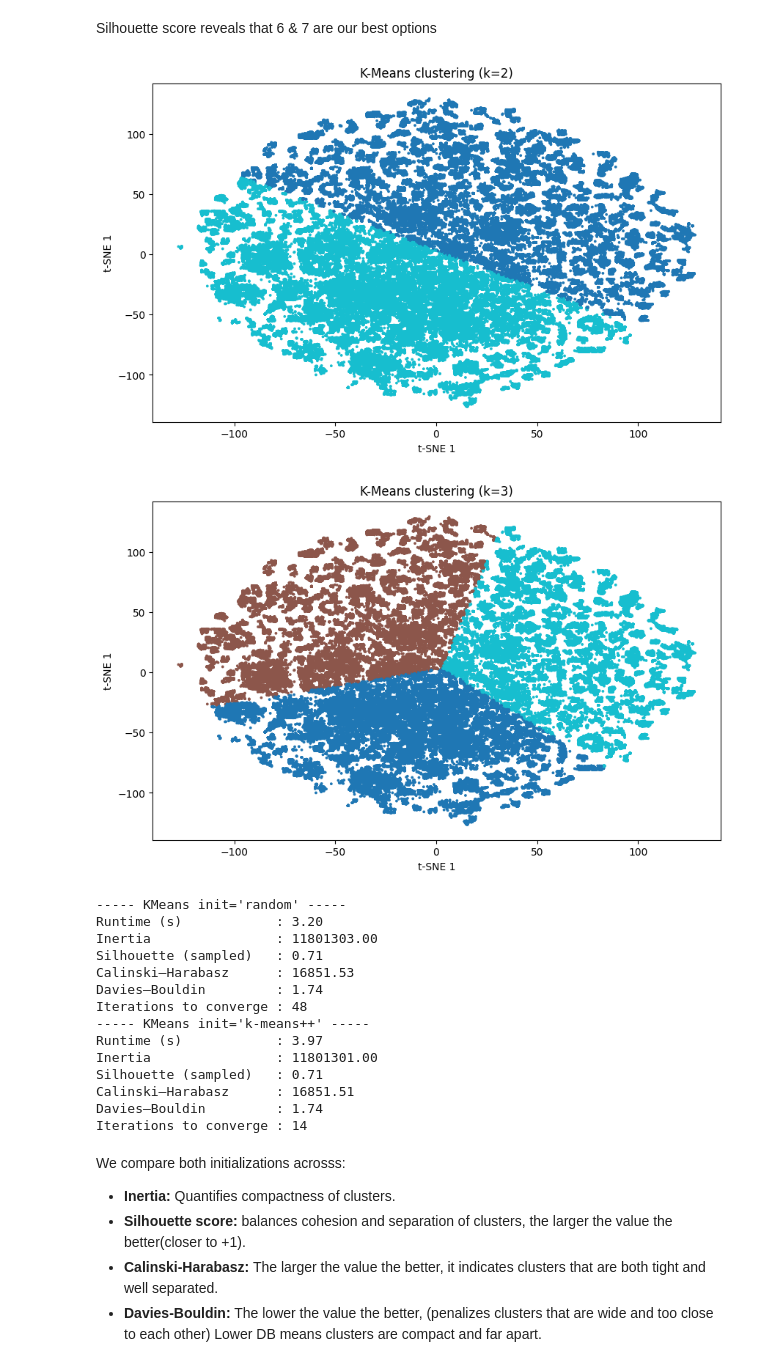
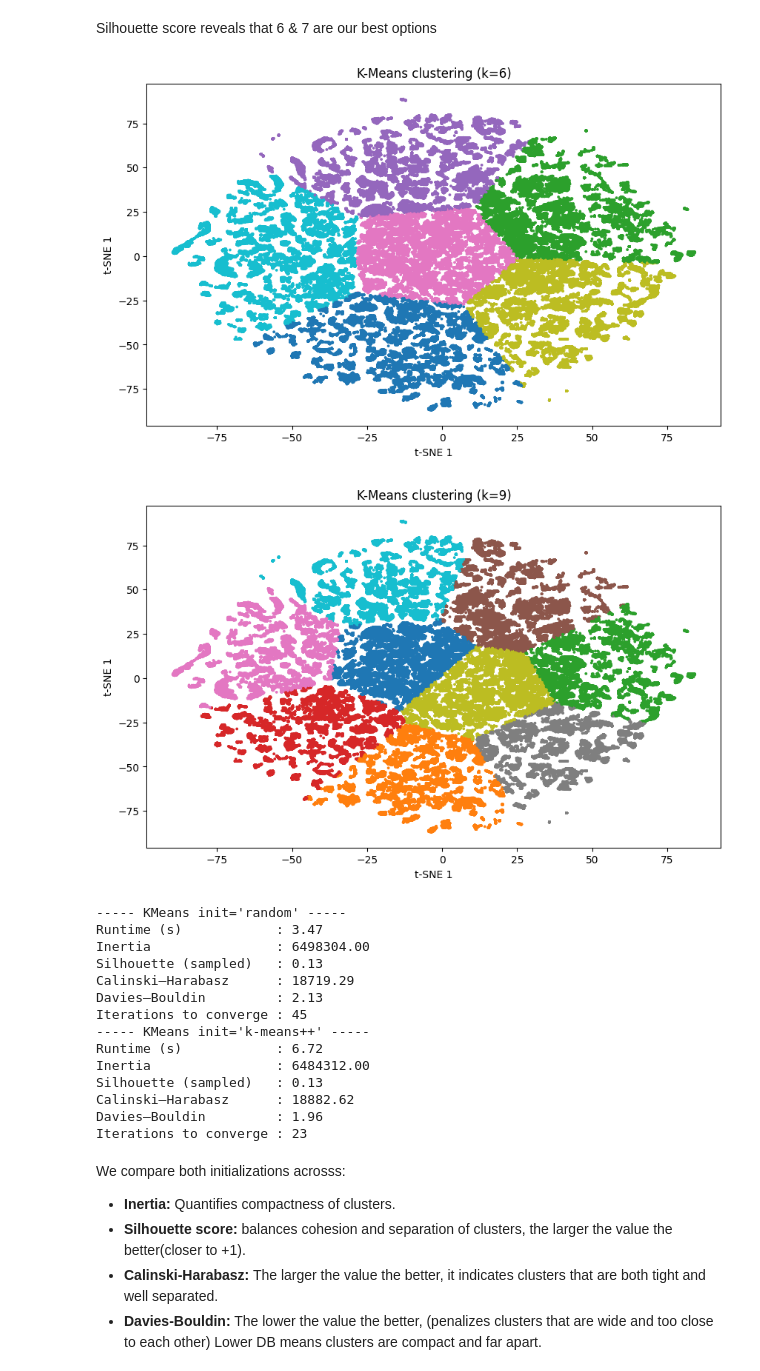
Before and after one commit to Bira0/GroupB, a Jupyter notebook: FinalProject.ipynb, the cells around one changed output. Drawn from its saved outputs; the diff is of its cells as text; code cells hidden in the pictures.

```diff
--- a/FinalProject.ipynb
+++ b/FinalProject.ipynb
@@ -202,12 +203,0 @@ X.plot(kind='box')
-# %%
-from sklearn.preprocessing import StandardScaler, RobustScaler
-#fit StandardScaler on hour, RobustScaler on logamount
-
-ss = StandardScaler()
-# rs = RobustScaler()
-
-# X['Hour'] = ss.fit_transform(X[['Hour']])
-# X['LogAmount'] = rs.fit_transform(X[['LogAmount']])
-
-
-X[:] = RobustScaler().fit_transform(X)
@@ -228,9 +214,9 @@ sum_variance = np.cumsum(pca.explained_variance_ratio_)
 
 count = 0
 for i in sum_variance:
-  if i < 0.90:
-    count += 1
-  else:
+  count += 1
+
+  if i >= 0.95:
     break
 
 print(count) #n_comp to use
@@ -325,9 +301,9 @@ from cuml.manifold import TSNE as cuTSNE
 
 tsne_gpu = cuTSNE(
     n_components=2,
-    perplexity=30,            # ↑ give each point ~75 neighbors
+    perplexity=100,            # ↑ give each point ~75 neighbors
     early_exaggeration=12,    # default tightness without spurious clumps
-    learning_rate=200,       # moderate step size
+    learning_rate=5000,       # moderate step size
     n_iter=1000,              # more iterations for convergence
     init="pca",               # stable global start
     random_state=42,
@@ -466,5 +422,5 @@ According to the figure, best k is 2
 # %%
-for k in [2, 3]:
+for k in [8, 9]:
     kmeans = KMeans(n_clusters=k, n_init=10, random_state=42)
     labels = kmeans.fit_predict(X_tsne)
     plt.figure(figsize=(10,6))
@@ -543,24 +499,24 @@ plt.show()
 # %% [markdown]
 Silhouette score reveals that 6 & 7 are our best options
 # %%
-for k in [2, 3]:
+for k in [6, 9]:
     kmeans = KMeans(n_clusters=k, n_init=10, random_state=42)
     labels = kmeans.fit_predict(X_tsne)
     plt.figure(figsize=(10,6))
     plt.scatter(X_tsne[:,0], X_tsne[:,1], c=labels, cmap='tab10', s=3)
     plt.title(f'K-Means clustering (k={k})')
     plt.xlabel('t-SNE 1'); plt.ylabel('t-SNE 1')
     plt.show()
 # %% [output]
-[figure, old version]
+[figure, new version]
-[figure, old version]
+[figure, new version]
 # %%
 import time
 from sklearn.cluster import KMeans
 from sklearn.metrics import silhouette_score, calinski_harabasz_score, davies_bouldin_score
 
 
-k = 2
+k = 6
 sample_size = 10000
 
 
@@ -602,19 +558,19 @@ for res in (results_random, results_plus):
     print(f"Iterations to converge : {res['n_iter']}")
 # %% [output]
 ----- KMeans init='random' -----
-Runtime (s)            : 3.20
-Inertia                : 11801303.00
-Silhouette (sampled)   : 0.71
-Calinski–Harabasz      : 16851.53
-Davies–Bouldin         : 1.74
-Iterations to converge : 48
+Runtime (s)            : 3.47
+Inertia                : 6498304.00
+Silhouette (sampled)   : 0.13
+Calinski–Harabasz      : 18719.29
+Davies–Bouldin         : 2.13
+Iterations to converge : 45
 ----- KMeans init='k-means++' -----
-Runtime (s)            : 3.97
-Inertia                : 11801301.00
-Silhouette (sampled)   : 0.71
-Calinski–Harabasz      : 16851.51
-Davies–Bouldin         : 1.74
-Iterations to converge : 14
+Runtime (s)            : 6.72
+Inertia                : 6484312.00
+Silhouette (sampled)   : 0.13
+Calinski–Harabasz      : 18882.62
+Davies–Bouldin         : 1.96
+Iterations to converge : 23
 # %% [markdown]
 We compare both initializations acrosss:
 * **Inertia:** Quantifies compactness of clusters.
```
Also changed, not shown: parts of 40 cells of this notebook.
